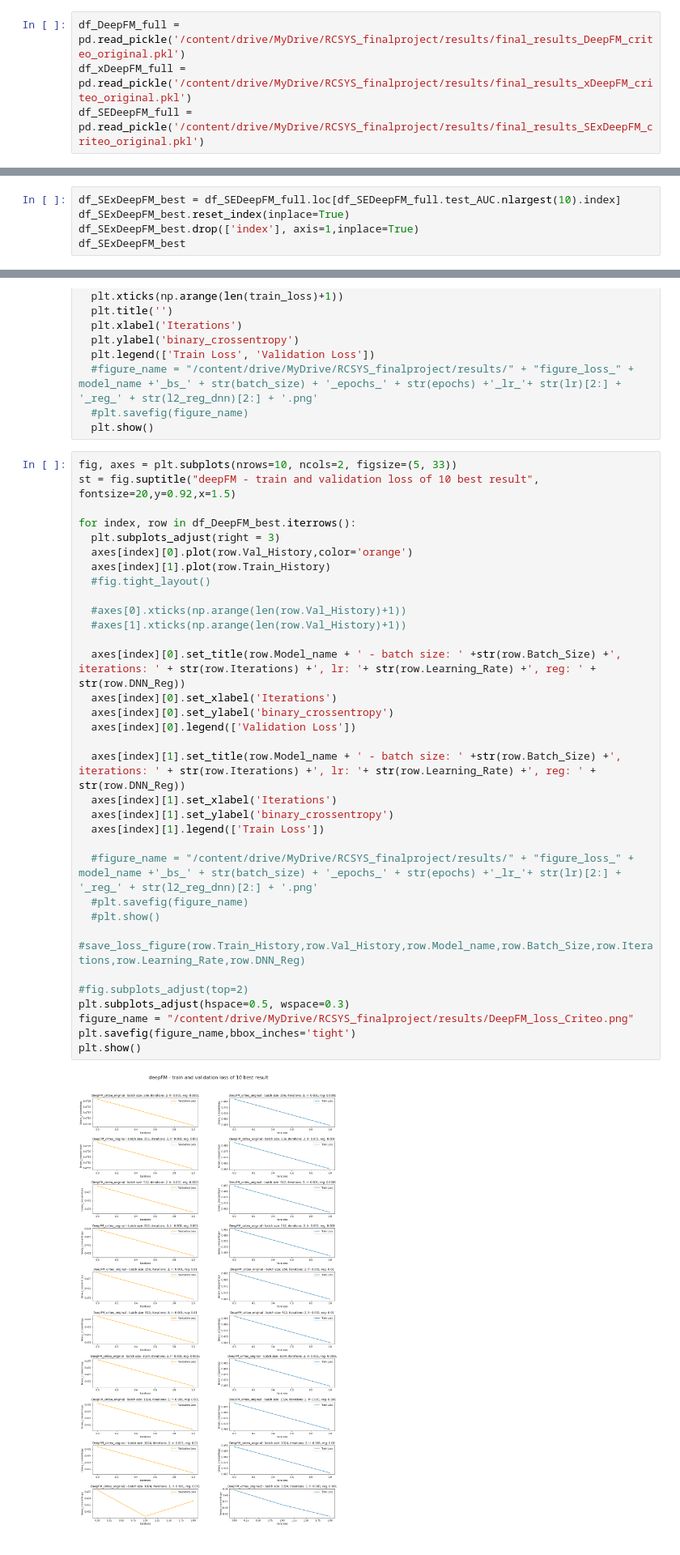
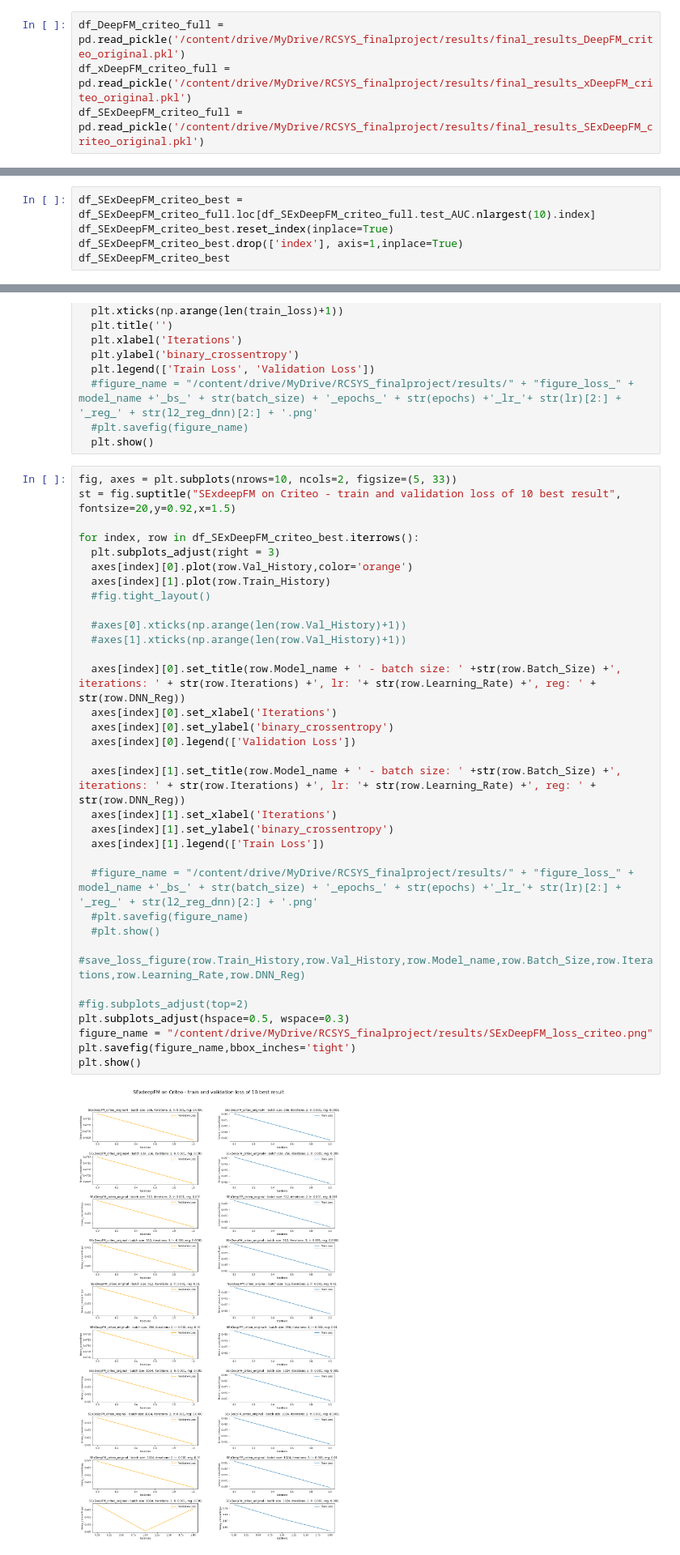
Before and after one commit to rotem-benzvi/finalproject_xdeepFM, a Jupyter notebook: figures&plots.ipynb, the cells around one changed output, grey strips where cells are left out. Shown at 81% size. Saved outputs shown, nothing was run; the diff lists cells and outputs as text.

Commit message:
new notebook plots

```diff
--- a/figures&plots.ipynb
+++ b/figures&plots.ipynb
@@ -31,7 +67,7 @@ df_DeepFM_best
 # %% [markdown]
 ## **1. load all the results dataframes - Criteo dataset**
 # %%
-df_DeepFM_full = pd.read_pickle('/content/drive/MyDrive/RCSYS_finalproject/results/final_results_DeepFM_criteo_original.pkl')
-df_xDeepFM_full = pd.read_pickle('/content/drive/MyDrive/RCSYS_finalproject/results/final_results_xDeepFM_criteo_original.pkl')
-df_SEDeepFM_full = pd.read_pickle('/content/drive/MyDrive/RCSYS_finalproject/results/final_results_SExDeepFM_criteo_original.pkl')
+df_DeepFM_criteo_full = pd.read_pickle('/content/drive/MyDrive/RCSYS_finalproject/results/final_results_DeepFM_criteo_original.pkl')
+df_xDeepFM_criteo_full = pd.read_pickle('/content/drive/MyDrive/RCSYS_finalproject/results/final_results_xDeepFM_criteo_original.pkl')
+df_SExDeepFM_criteo_full = pd.read_pickle('/content/drive/MyDrive/RCSYS_finalproject/results/final_results_SExDeepFM_criteo_original.pkl')
 # %%
@@ -69,10 +105,10 @@ df_xDeepFM_best
 | 8 | xDeepFM_criteo_original | 2 | 512 | 0.001 | 0.0100 | 0.7769 | 0.4713 | [0.4840568848147641, 0.4585813693... | ... |
 | 9 | xDeepFM_criteo_original2 | 2 | 256 | 0.001 | 0.0100 | 0.7762 | 0.4719 | [0.48288916671723314, 0.457330593... | ... |
 # %%
-df_SExDeepFM_best = df_SEDeepFM_full.loc[df_SEDeepFM_full.test_AUC.nlargest(10).index]
-df_SExDeepFM_best.reset_index(inplace=True)
-df_SExDeepFM_best.drop(['index'], axis=1,inplace=True)
-df_SExDeepFM_best
+df_SExDeepFM_criteo_best = df_SExDeepFM_criteo_full.loc[df_SExDeepFM_criteo_full.test_AUC.nlargest(10).index]
+df_SExDeepFM_criteo_best.reset_index(inplace=True)
+df_SExDeepFM_criteo_best.drop(['index'], axis=1,inplace=True)
+df_SExDeepFM_criteo_best
 # %% [output]
 |  | Model_name | Iterations | Batch_Size | Learning_Rate | DNN_Reg | test_AUC | test_LogLoss | Train_History | ... |
 | 0 | SExDeepFM_criteo_original4 | 2 | 256 | 0.001 | 0.0001 | 0.7797 | 0.4690 | [0.48028681117180283, 0.458173075... | ... |
@@ -165,36 +201,36 @@ def save_loss_figure(train_loss,val_loss,model_name,batch_size,epochs,lr,l2_reg_
   plt.show()
 # %%
 fig, axes = plt.subplots(nrows=10, ncols=2, figsize=(5, 33))
-st = fig.suptitle("deepFM - train and validation loss of 10 best result", fontsize=20,y=0.92,x=1.5)
+st = fig.suptitle("SExdeepFM on Criteo - train and validation loss of 10 best result", fontsize=20,y=0.92,x=1.5)
 
-for index, row in df_DeepFM_best.iterrows():
+for index, row in df_SExDeepFM_criteo_best.iterrows():
   plt.subplots_adjust(right = 3)
   axes[index][0].plot(row.Val_History,color='orange')
   axes[index][1].plot(row.Train_History)
   #fig.tight_layout()
 
   #axes[0].xticks(np.arange(len(row.Val_History)+1))
   #axes[1].xticks(np.arange(len(row.Val_History)+1))
 
   axes[index][0].set_title(row.Model_name + ' - batch size: ' +str(row.Batch_Size) +', iterations: ' + str(row.Iterations) +', lr: '+ str(row.Learning_Rate) +', reg: ' + str(row.DNN_Reg))
   axes[index][0].set_xlabel('Iterations')
   axes[index][0].set_ylabel('binary_crossentropy')
   axes[index][0].legend(['Validation Loss'])
 
   axes[index][1].set_title(row.Model_name + ' - batch size: ' +str(row.Batch_Size) +', iterations: ' + str(row.Iterations) +', lr: '+ str(row.Learning_Rate) +', reg: ' + str(row.DNN_Reg))
   axes[index][1].set_xlabel('Iterations')
   axes[index][1].set_ylabel('binary_crossentropy')
   axes[index][1].legend(['Train Loss'])
 
   #figure_name = "/content/drive/MyDrive/RCSYS_finalproject/results/" + "figure_loss_" + model_name +'_bs_' + str(batch_size) + '_epochs_' + str(epochs) +'_lr_'+ str(lr)[2:] + '_reg_' + str(l2_reg_dnn)[2:] + '.png'
   #plt.savefig(figure_name)
   #plt.show()
   #save_loss_figure(row.Train_History,row.Val_History,row.Model_name,row.Batch_Size,row.Iterations,row.Learning_Rate,row.DNN_Reg)
 
 #fig.subplots_adjust(top=2)
 plt.subplots_adjust(hspace=0.5, wspace=0.3)
-figure_name = "/content/drive/MyDrive/RCSYS_finalproject/results/DeepFM_loss_Criteo.png"
+figure_name = "/content/drive/MyDrive/RCSYS_finalproject/results/SExDeepFM_loss_criteo.png"
 plt.savefig(figure_name,bbox_inches='tight')
 plt.show()
 # %% [output]
-[figure, old version]
+[figure, new version]
```
Also changed, not shown: parts of 9 cells of this notebook.
